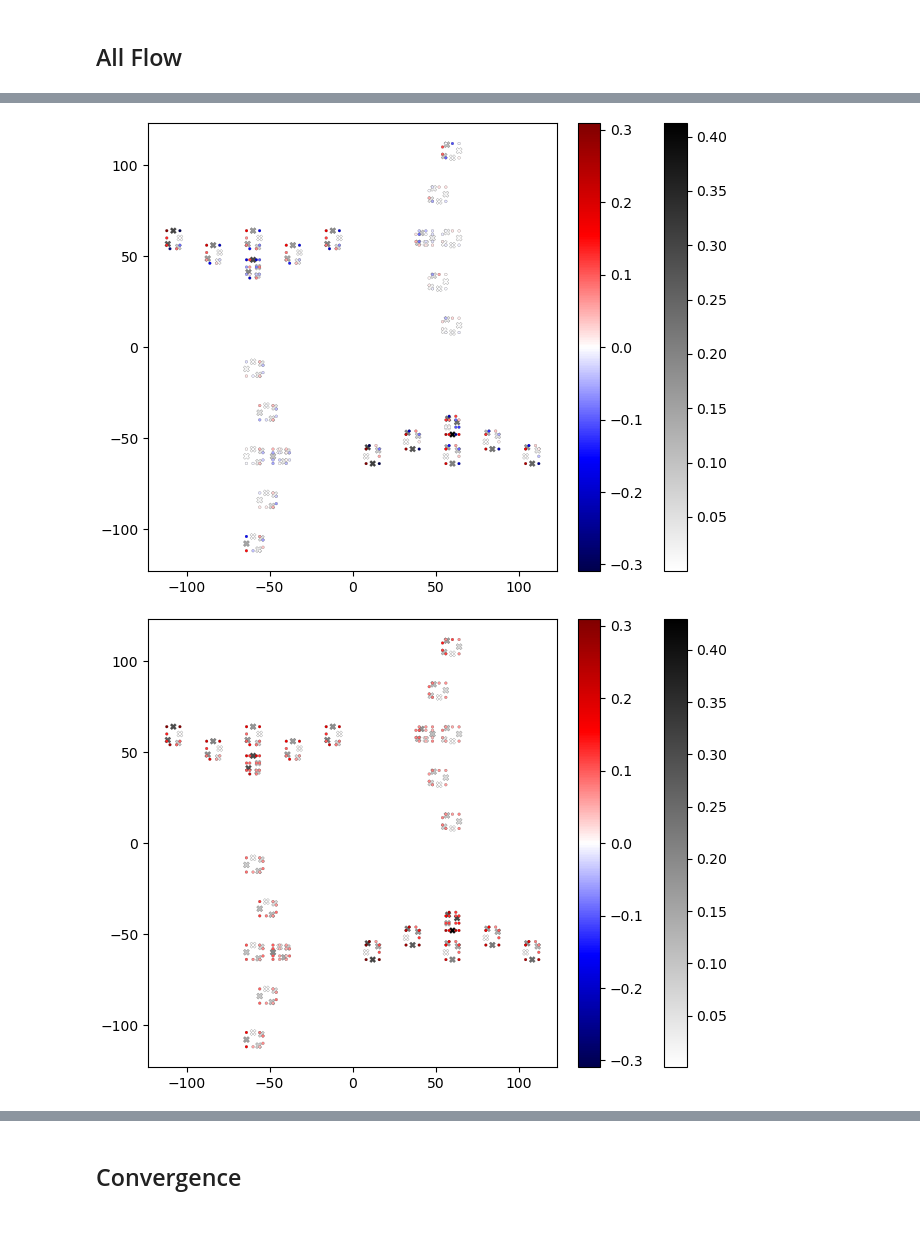
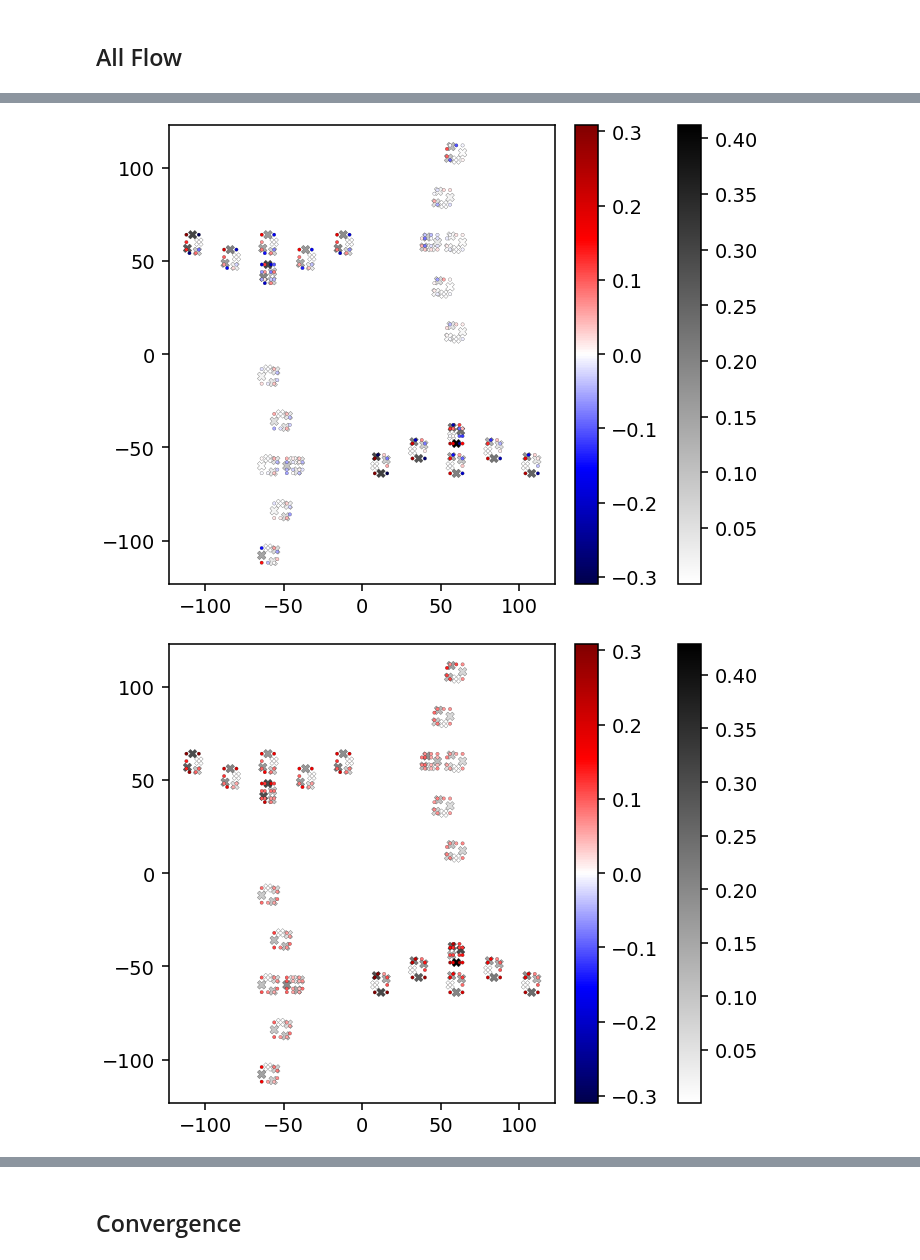
Before and after one commit to nbachand/city_block_cfd, a Jupyter notebook: config2_post-interior.ipynb, the cells around one changed output, grey strips where cells are left out. Cells and saved outputs as stored; diff of their text form; code cells hidden in the pictures; blank space fills up the shorter version.

```diff
--- a/config2_post-interior.ipynb
+++ b/config2_post-interior.ipynb
@@ -14,6 +14,10 @@ from IPython.core.debugger import set_trace
 import pandas as pd
 import seaborn as sns
 
+plt.rcParams['figure.dpi'] = 140
+im_scaling = .75
+plt.rcParams['figure.figsize'] = [6.4 * im_scaling, 4.8 * im_scaling]
+
 category =  "config2"
 
 ############ Universal ################
@@ -320 +303,32 @@ flowStats
 216 rows × 10 columns
+# %%
+
+roomQois = ["mean", "net"]
+
+connectedWindows = {
+    "corner": [
+        "xwindow_0-0",
+        "zwindow_0-0",
+        "skylight_0-0"
+    ],
+    "single": [
+        "zwindow_1-0",
+        "skylight_1-0"
+    ],
+    "dual": [
+        "xwindow_0-1",
+        "zwindow_0-1",
+        "zwindow_1-1",
+        "skylight_0-1",
+        "skylight_1-1"
+       ],
+    "cross": [
+        "zwindow_2-0",
+        "zwindow_2-1",
+        "skylight_2-0",
+        "skylight_2-1"
+    ]
+}
+
+roomVentilation = probePost.roomStatistics(flowStats, connectedWindows, roomQois)
+roomVentilation
@@ -435,20 +394,20 @@ plt.savefig(f'{home_dir}/CHARLES/{category}/R{run}/plots/netRooms', bbox_inches=
 # %%
 fig, ax=plt.subplots(1, 1, constrained_layout =True)
 im1=ax.scatter(roomVentilation['x'], roomVentilation['z'], s=20, c=roomVentilation["mean"], cmap='binary', edgecolors="black", linewidths=.1, marker = 'X')
-im2=ax.scatter(flowStats['x'], flowStats['z'], s=4, c=flowStats["mean"], cmap='seismic', edgecolors="black", linewidths=.1, norm = colors.CenteredNorm())
+im2=ax.scatter(flowStats['x'], flowStats['z'], s=4*im_scaling, c=flowStats["mean"], cmap='seismic', edgecolors="black", linewidths=.1, norm = colors.CenteredNorm())
 fig.colorbar(im1)
 fig.colorbar(im2)
 plt.savefig(f'{home_dir}/CHARLES/{category}/R{run}/plots/meanWindowsRooms', bbox_inches="tight")
 
 fig, ax=plt.subplots(1, 1, constrained_layout =True)
 im1=ax.scatter(roomVentilation['x'], roomVentilation['z'], s=20, c=roomVentilation["net"], cmap='binary', edgecolors="black", linewidths=.1, marker = 'X')
-im2=ax.scatter(flowStats['x'], flowStats['z'], s=4, c=flowStats["net"], cmap='seismic', edgecolors="black", linewidths=.1, norm = colors.CenteredNorm())
+im2=ax.scatter(flowStats['x'], flowStats['z'], s=4*im_scaling, c=flowStats["net"], cmap='seismic', edgecolors="black", linewidths=.1, norm = colors.CenteredNorm())
 fig.colorbar(im1)
 fig.colorbar(im2)
 plt.savefig(f'{home_dir}/CHARLES/{category}/R{run}/plots/netWindowsRooms', bbox_inches="tight")
 # %% [output]
-[figure, old version]
+[figure, new version]
-[figure, old version]
+[figure, new version]
 # %%
 
 windowList = flowStats[flowStats["houseType"] != "sl"]["windowType"]
```
Also changed, not shown: parts of 19 cells of this notebook.
